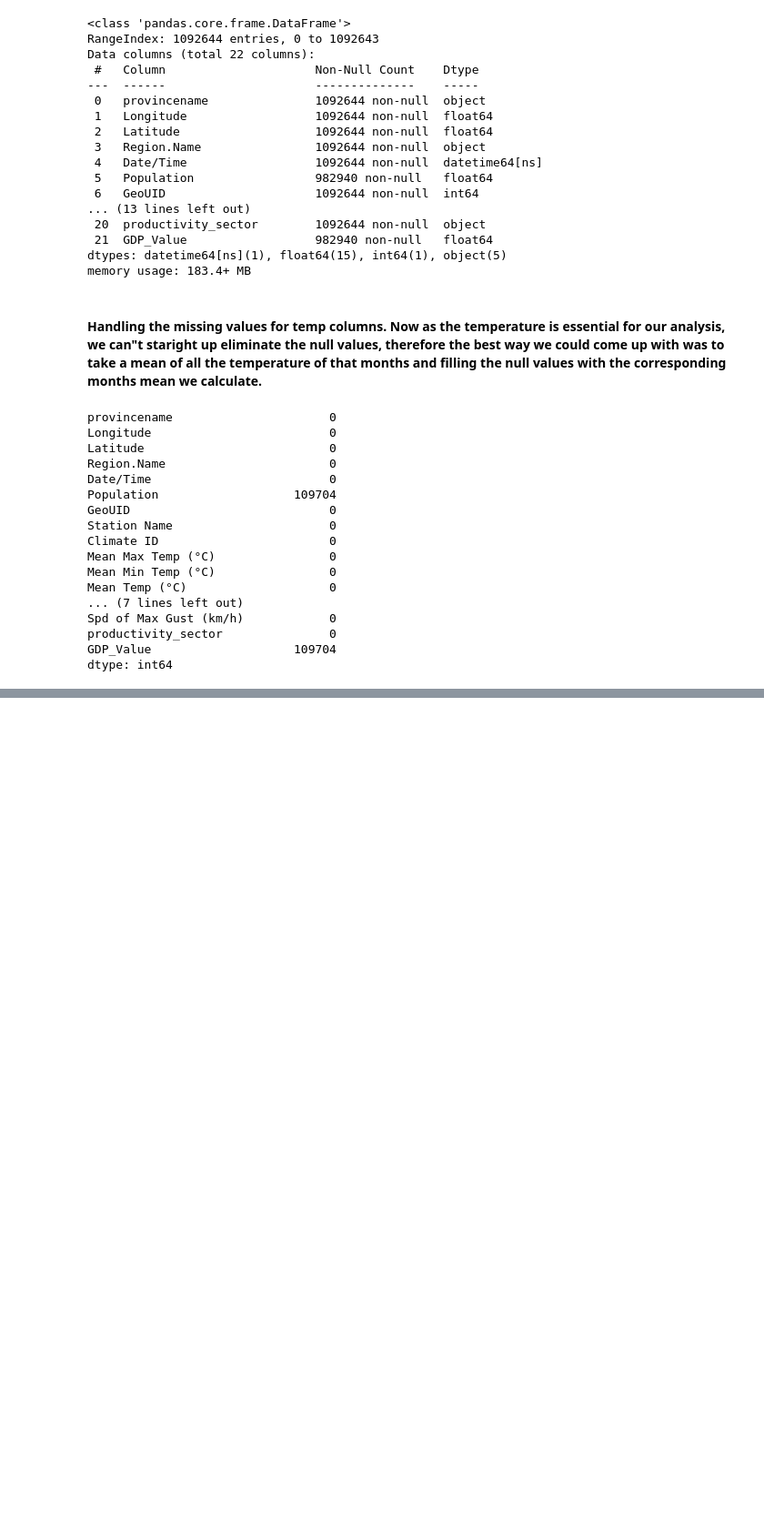
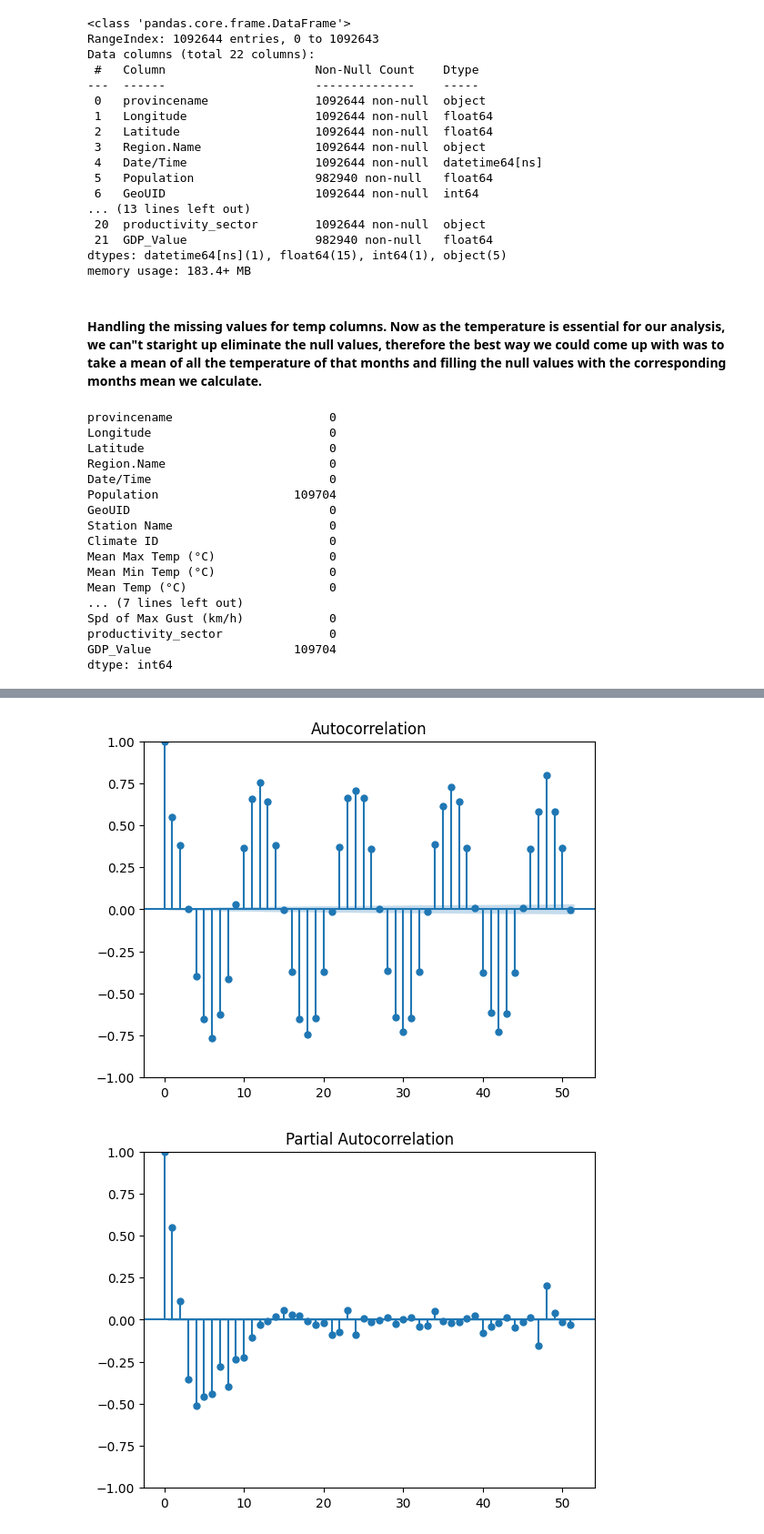
Before and after one commit to chustjarey/Climate-Change-and-its-Economic-Impact-DAB422-24W-004-Group9, a Jupyter notebook: Part II/04_Productivity_editied.ipynb, the cells around one changed output, grey strips where cells are left out. Shown at 91% size. Saved outputs shown, nothing was run; the diff lists cells and outputs as text; code cells hidden in the pictures; blank space fills up the shorter version.

```diff
--- a/Part II/04_Productivity_editied.ipynb
+++ b/Part II/04_Productivity_editied.ipynb
@@ -426,0 +567,13 @@ merged_data.to_csv(csv_path,
+# %%
+# Step 5: Calculate the differenced time series
+time_series_diff = time_series.diff().dropna()
+
+# Plot ACF and PACF for differenced time series
+from statsmodels.graphics.tsaplots import plot_acf, plot_pacf
+
+plot_acf(time_series_diff)
+plot_pacf(time_series_diff)
+plt.show()
+# %% [output]
+[figure, added]
+[figure, added]
```
Also changed, not shown: parts of 30 cells of this notebook.
